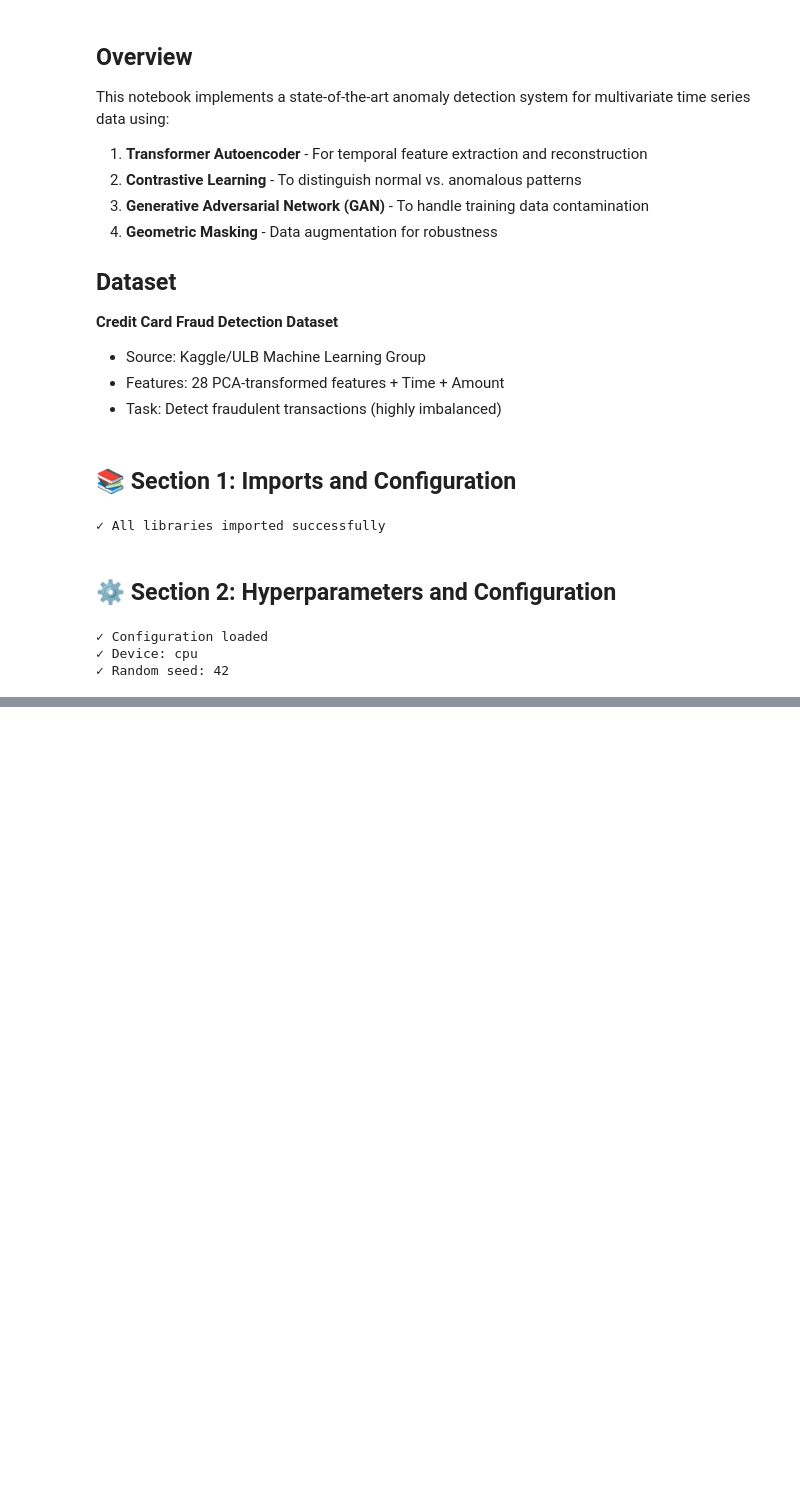
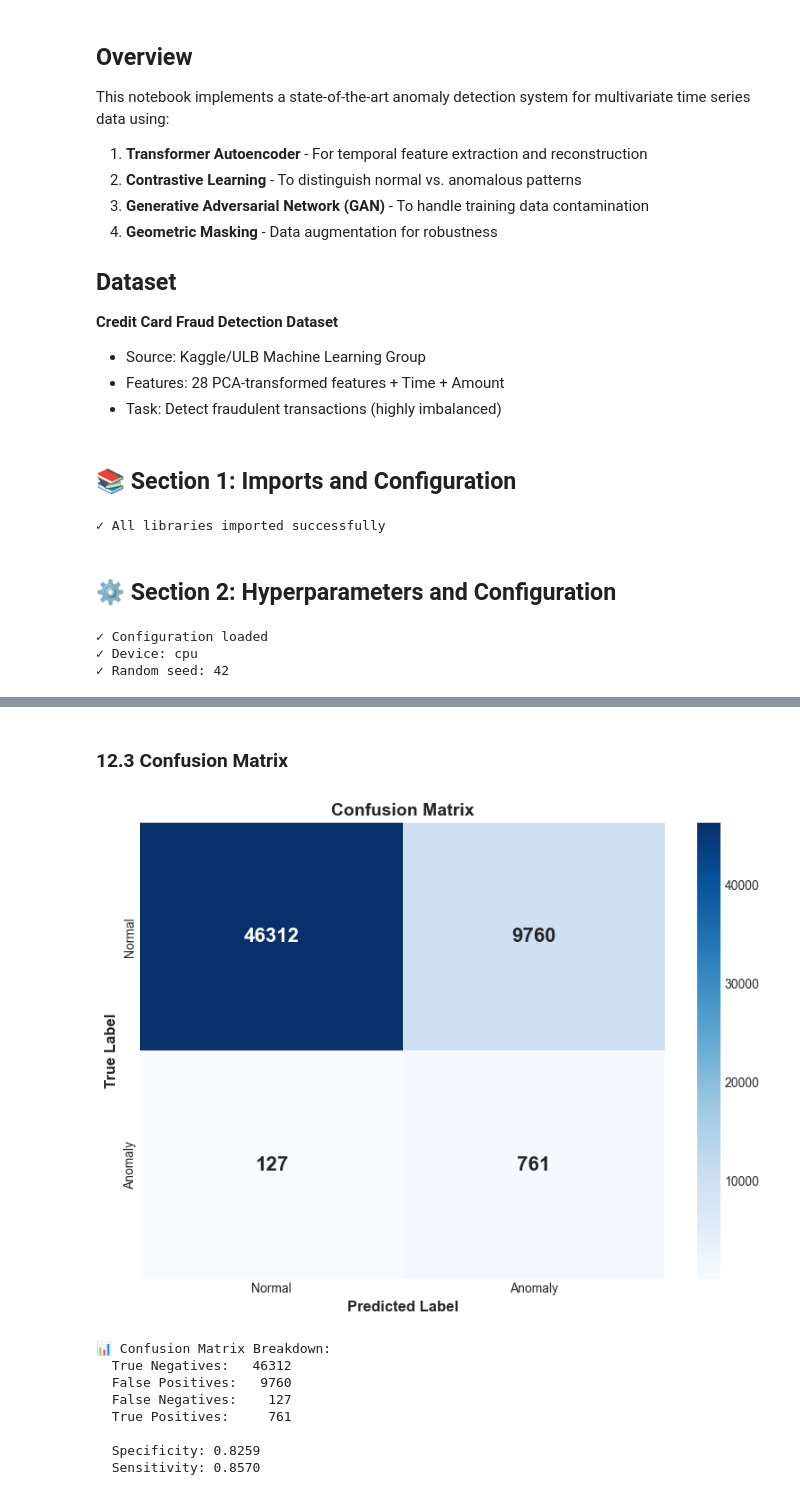
Before and after one commit to ChaudaryAbdullah/Credit-Card-Fraud-Anomaly-Detection, a Jupyter notebook: main.ipynb, the cells around one changed output, grey strips where cells are left out. Saved outputs shown, nothing was run; the diff lists cells and outputs as text; code cells hidden in the pictures; blank space fills up the shorter version.

```diff
--- a/main.ipynb
+++ b/main.ipynb
@@ -131,0 +1086,41 @@ dfdvfd
+# %% [markdown]
+ ### 12.3 Confusion Matrix
+# %%
+
+# ============================================================================
+# PLOT CONFUSION MATRIX
+# ============================================================================
+
+cm = confusion_matrix(labels_list, predictions)
+
+plt.figure(figsize=(8, 6))
+sns.heatmap(cm, annot=True, fmt='d', cmap='Blues', cbar=True,
+            xticklabels=['Normal', 'Anomaly'],
+            yticklabels=['Normal', 'Anomaly'],
+            annot_kws={'size': 16, 'weight': 'bold'})
+
+plt.xlabel('Predicted Label', fontsize=12, fontweight='bold')
+plt.ylabel('True Label', fontsize=12, fontweight='bold')
+plt.title('Confusion Matrix', fontsize=14, fontweight='bold')
+plt.tight_layout()
+plt.show()
+
+# Print confusion matrix statistics
+tn, fp, fn, tp = cm.ravel()
+print(f"\n📊 Confusion Matrix Breakdown:")
+print(f"  True Negatives:  {tn:6d}")
+print(f"  False Positives: {fp:6d}")
+print(f"  False Negatives: {fn:6d}")
+print(f"  True Positives:  {tp:6d}")
+print(f"\n  Specificity: {tn/(tn+fp):.4f}")
+print(f"  Sensitivity: {tp/(tp+fn):.4f}")
+# %% [output]
+[figure, added]
+📊 Confusion Matrix Breakdown:
+  True Negatives:   46312
+  False Positives:   9760
+  False Negatives:    127
+  True Positives:     761
+
+  Specificity: 0.8259
+  Sensitivity: 0.8570
```
Also changed, not shown: parts of 49 cells of this notebook, 4 other files.
